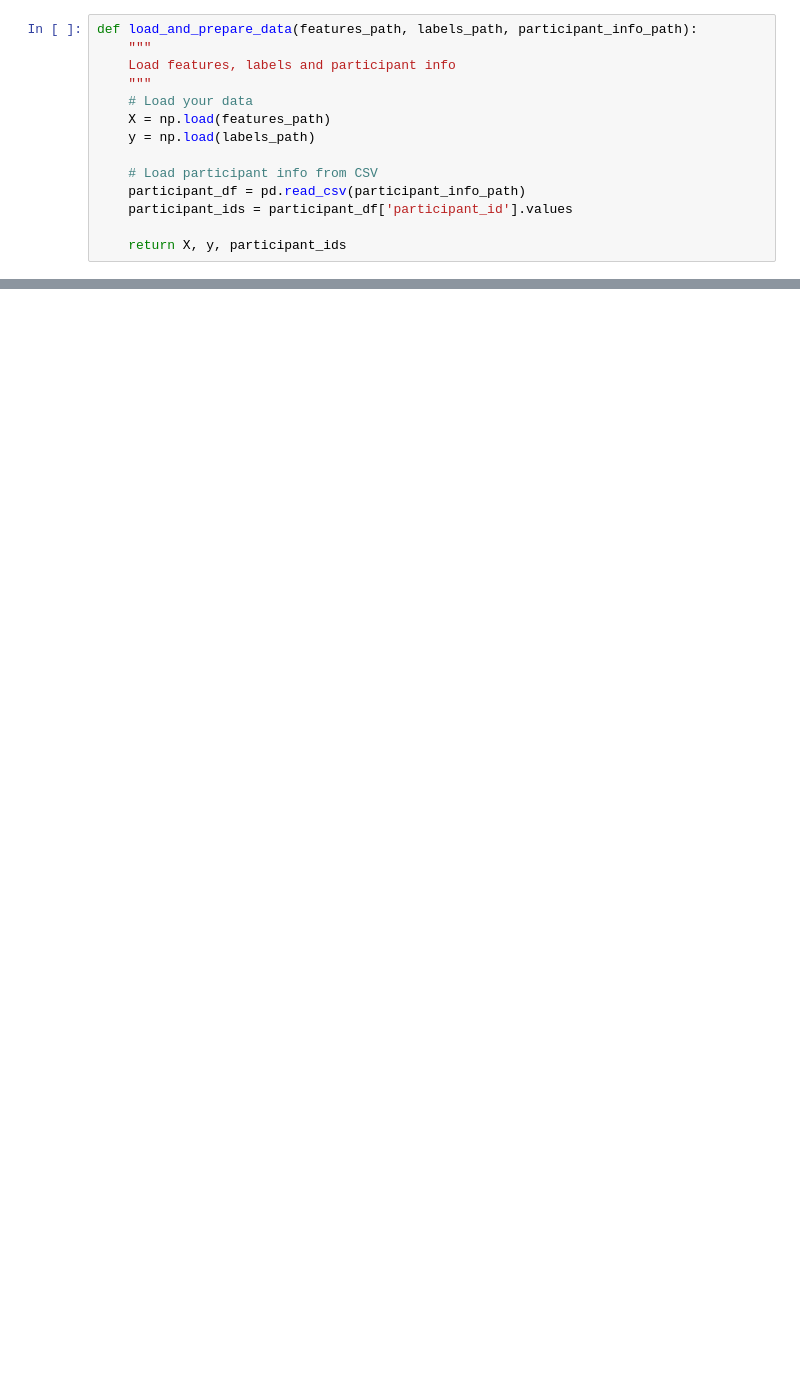
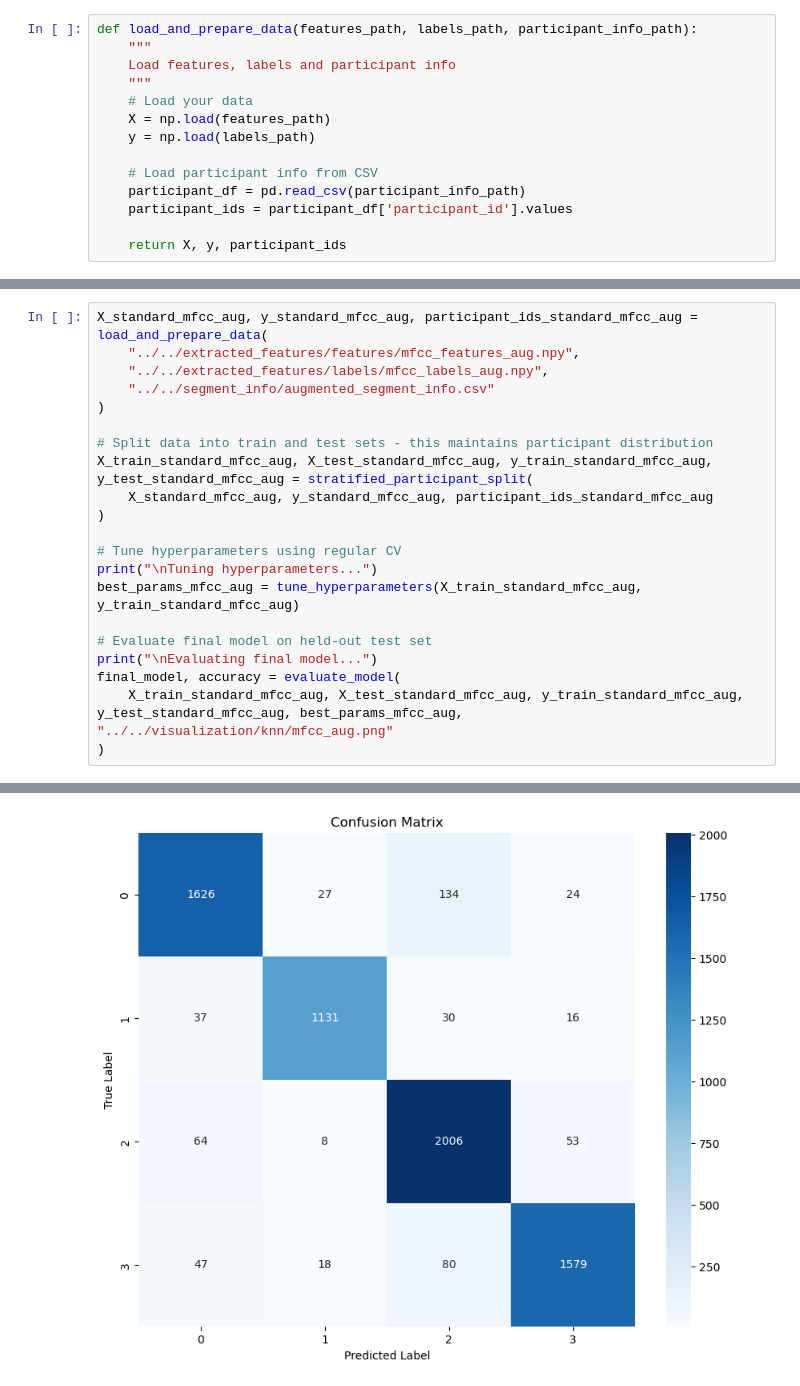
Before and after one commit to arul28/BEATBOX, a Jupyter notebook: projectFiles/code/models/knn.ipynb, the cells around one changed output, grey strips where cells are left out. Cells and saved outputs as stored; diff of their text form; blank space fills up the shorter version.

```diff
--- a/projectFiles/code/models/knn.ipynb
+++ b/projectFiles/code/models/knn.ipynb
@@ -177,0 +250,22 @@ final_model, accuracy = evaluate_model(
+# %%
+X_standard_mfcc_aug, y_standard_mfcc_aug, participant_ids_standard_mfcc_aug = load_and_prepare_data(
+    "../../extracted_features/features/mfcc_features_aug.npy",
+    "../../extracted_features/labels/mfcc_labels_aug.npy",
+    "../../segment_info/augmented_segment_info.csv"
+)
+
+# Split data into train and test sets - this maintains participant distribution
+X_train_standard_mfcc_aug, X_test_standard_mfcc_aug, y_train_standard_mfcc_aug, y_test_standard_mfcc_aug = stratified_participant_split(
+    X_standard_mfcc_aug, y_standard_mfcc_aug, participant_ids_standard_mfcc_aug
+)
+
+# Tune hyperparameters using regular CV
+print("\nTuning hyperparameters...")
+best_params_mfcc_aug = tune_hyperparameters(X_train_standard_mfcc_aug, y_train_standard_mfcc_aug)
+
+# Evaluate final model on held-out test set
+print("\nEvaluating final model...")
+final_model, accuracy = evaluate_model(
+    X_train_standard_mfcc_aug, X_test_standard_mfcc_aug, y_train_standard_mfcc_aug, y_test_standard_mfcc_aug, best_params_mfcc_aug, "../../visualization/knn/mfcc_aug.png"
+)
+# %% [output]
@@ -177,0 +289 @@ final_model, accuracy = evaluate_model(
+[figure, added]
```
Also changed, not shown: parts of 12 cells of this notebook.
